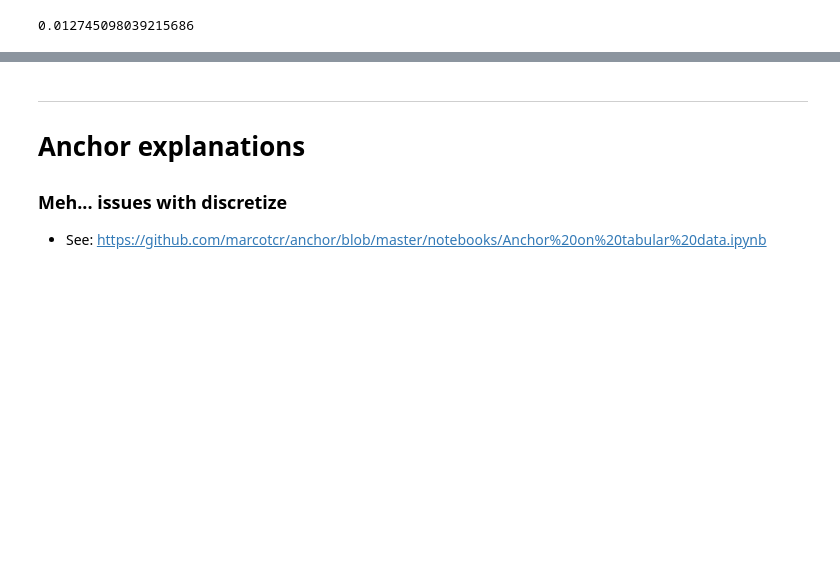
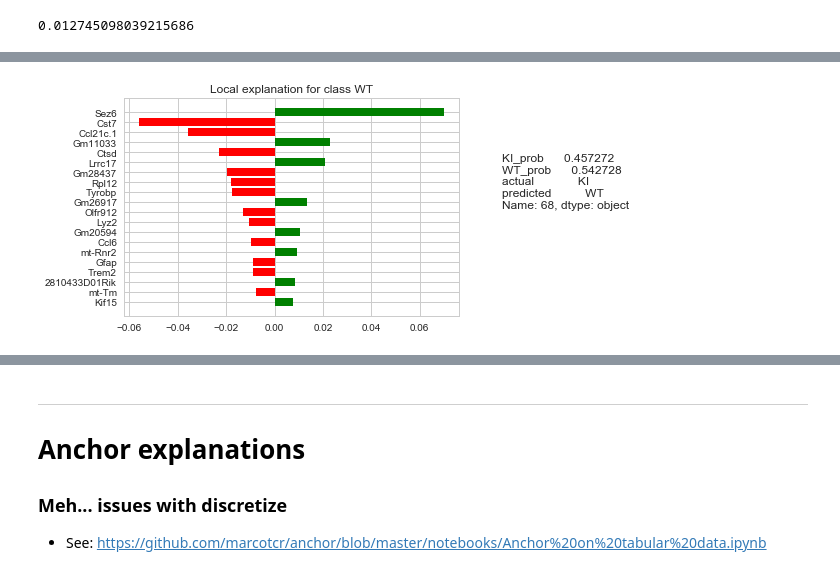
Before and after one commit to tmoerman/alois, a Jupyter notebook: notebooks/03_ashley_21_mar_2018/03_boruta_lime_GT.ipynb, the cells around one changed output, grey strips where cells are left out. Drawn from its saved outputs; the diff is of its cells as text; code cells hidden in the pictures; blank space fills up the shorter version.

```diff
--- a/notebooks/03_ashley_21_mar_2018/03_boruta_lime_GT.ipynb
+++ b/notebooks/03_ashley_21_mar_2018/03_boruta_lime_GT.ipynb
@@ -339,3 +398,11 @@ plt.show()
+# %%
+fig = exp_68_2.as_pyplot_figure()
+fig.text(1, 0.5, predicted_wrong.loc[68])
+
+# plt.savefig('lime_explanations_wrong_classification.png')
+plt.show()
+# %% [output]
+[figure, added]
 # %%
 exp_2086 = lime_explainer.explain_instance(X_test.loc[2086], sgbm.predict_proba, num_features=20)
 exp_278 = lime_explainer.explain_instance(X_test.loc[278], sgbm.predict_proba, num_features=20)
```
Also changed, not shown: parts of 14 cells of this notebook, 11 other files.
